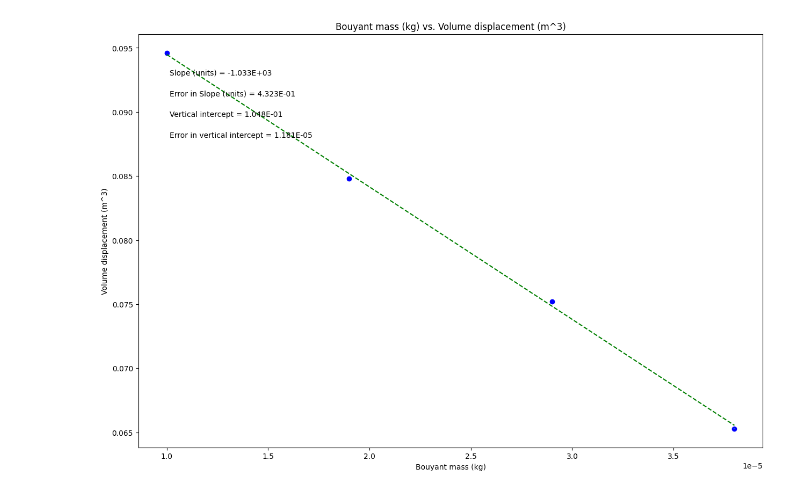
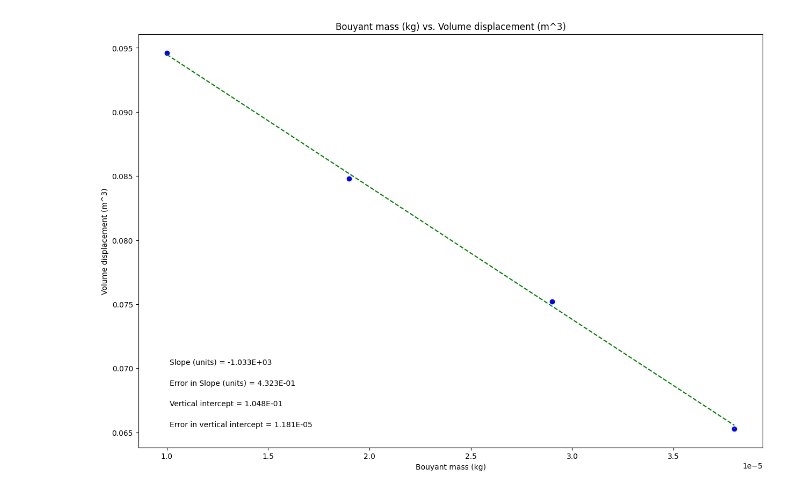
Before and after one commit to Isaac-LaF/PHSX-Lab-2, a Jupyter notebook: phsxlab_plotting_template.ipynb, the cells around one changed output. Saved outputs shown, nothing was run; the diff lists cells and outputs as text; code cells hidden in the pictures.

```diff
--- a/phsxlab_plotting_template.ipynb
+++ b/phsxlab_plotting_template.ipynb
@@ -45,7 +45,7 @@ slope_units= 'units'
 #integer from 1 to 4, top R corner is 1 (counter-clockwise from there)
 
 
-annotation_placement=2
+annotation_placement=3
 
 
 #-----------------------------------------------------------------------#
@@ -92,31 +92,31 @@ elif annotation_placement==3 or annotation_placement==4:
 #Don't need to change anything in this section!
 
 #Plot data on graph. Plot error bars and place values for slope,
 #error in slope, and vertical intercept (plus error) on the plot using "annotate"
 
 plt.figure(figsize=(15,10))
 
 plt.plot(x, fit, color='green', linestyle='--')
 plt.scatter(x, y, color='blue', marker='o')
 
 plt.xlabel(x_label)
 plt.ylabel(y_label)
 plt.title(plot_title)
 
 plt.errorbar(x, y, yerr=dy, xerr=None, fmt="none") #don't need to plot x error bars
 
 plt.annotate('Slope ({}) = {value:.{digits}E}'.format(slope_units,value=m, digits=3),
              (xpos, ypos[0]), xycoords='axes fraction')
 
 plt.annotate('Error in Slope ({}) = {value:.{digits}E}'.format(slope_units,value=dm, digits=3),
              (xpos, ypos[1]), xycoords='axes fraction')
 
 plt.annotate('Vertical intercept = {value:.{digits}E}'.format(value=b, digits=3),
              (xpos, ypos[2]), xycoords='axes fraction')
 
 plt.annotate('Error in vertical intercept = {value:.{digits}E}'.format(value=db, digits=3),
              (xpos, ypos[3]), xycoords='axes fraction')
 
 plt.show()
 # %% [output]
-[figure, old version]
+[figure, new version]
```
